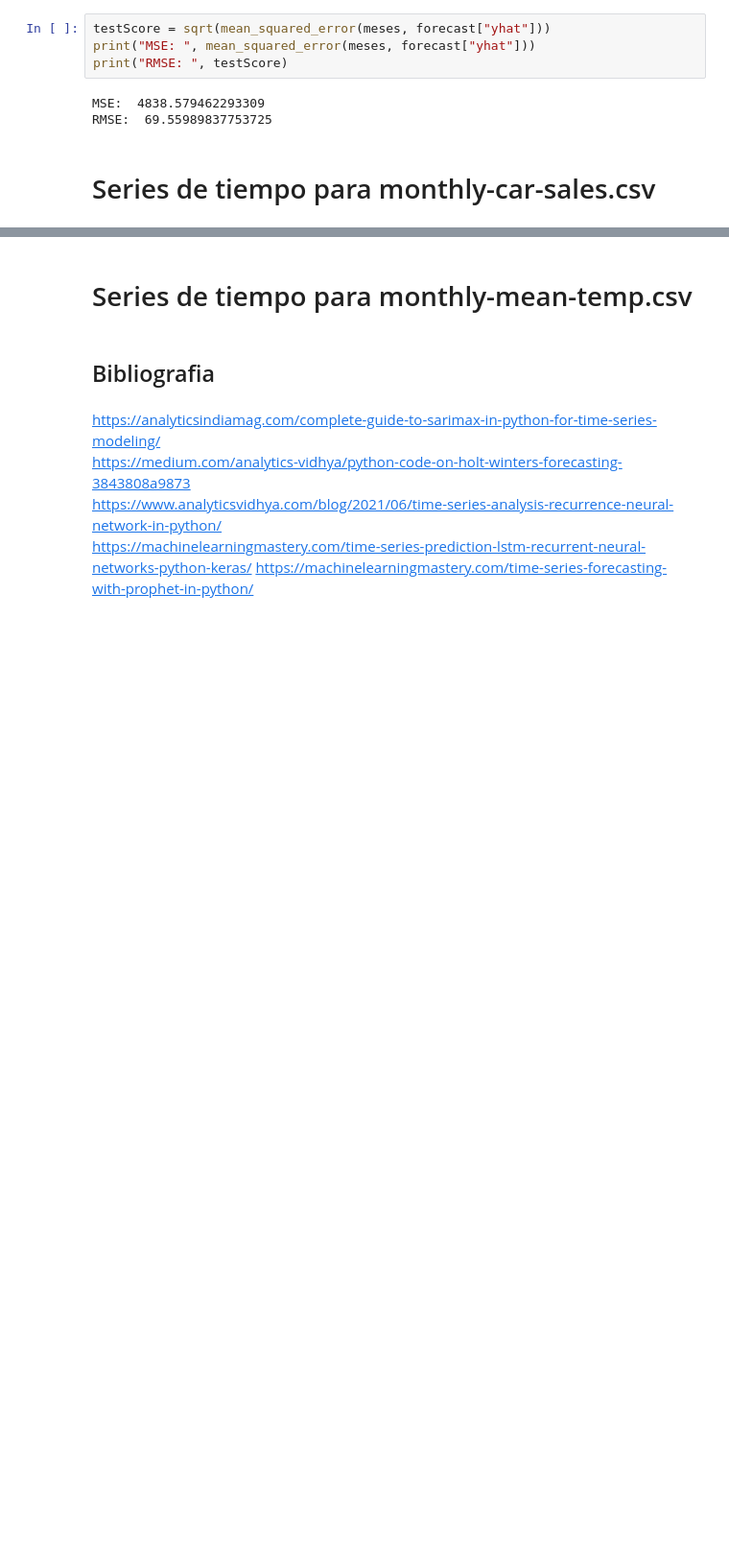
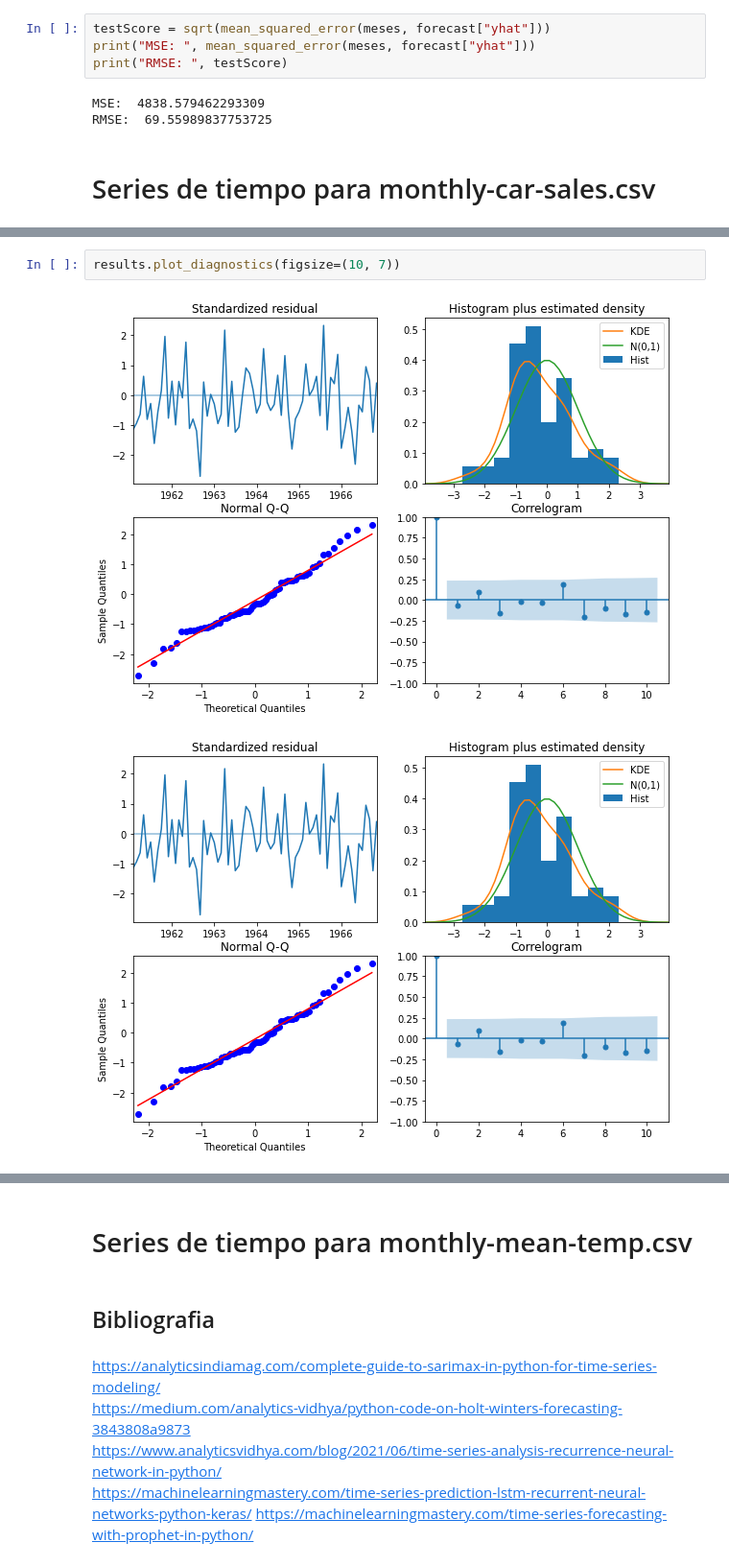
Before and after one commit to ricardoVA999/Lab7-DS, a Jupyter notebook: lab7.ipynb, the cells around one changed output, grey strips where cells are left out. Shown at 96% size. Saved outputs shown, nothing was run; the diff lists cells and outputs as text; blank space fills up the shorter version.

```diff
--- a/lab7.ipynb
+++ b/lab7.ipynb
@@ -739,0 +875,5 @@ RMSE:  69.55989837753725
+# %%
+results.plot_diagnostics(figsize=(10, 7))
+# %% [output]
+[figure, added]
+[figure, added]
```
Also changed, not shown: parts of 50 cells of this notebook, 1 other file.
